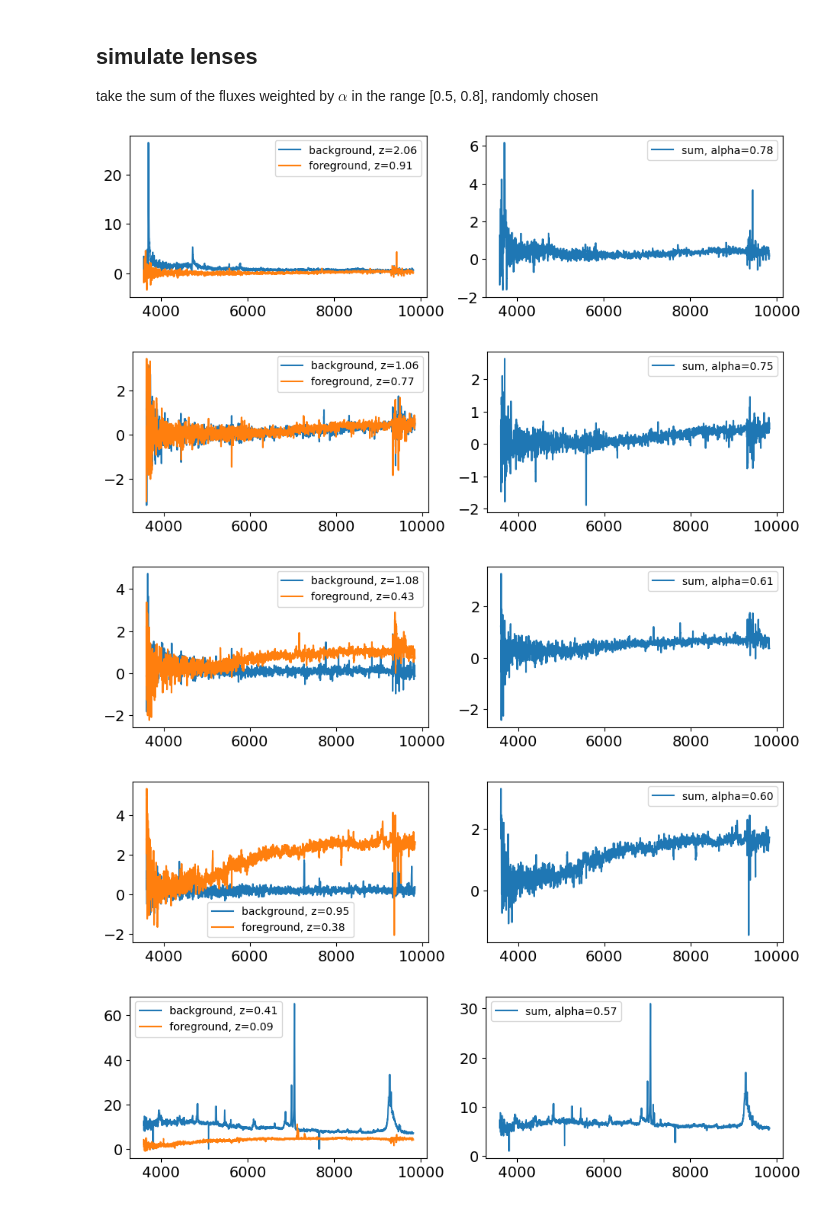
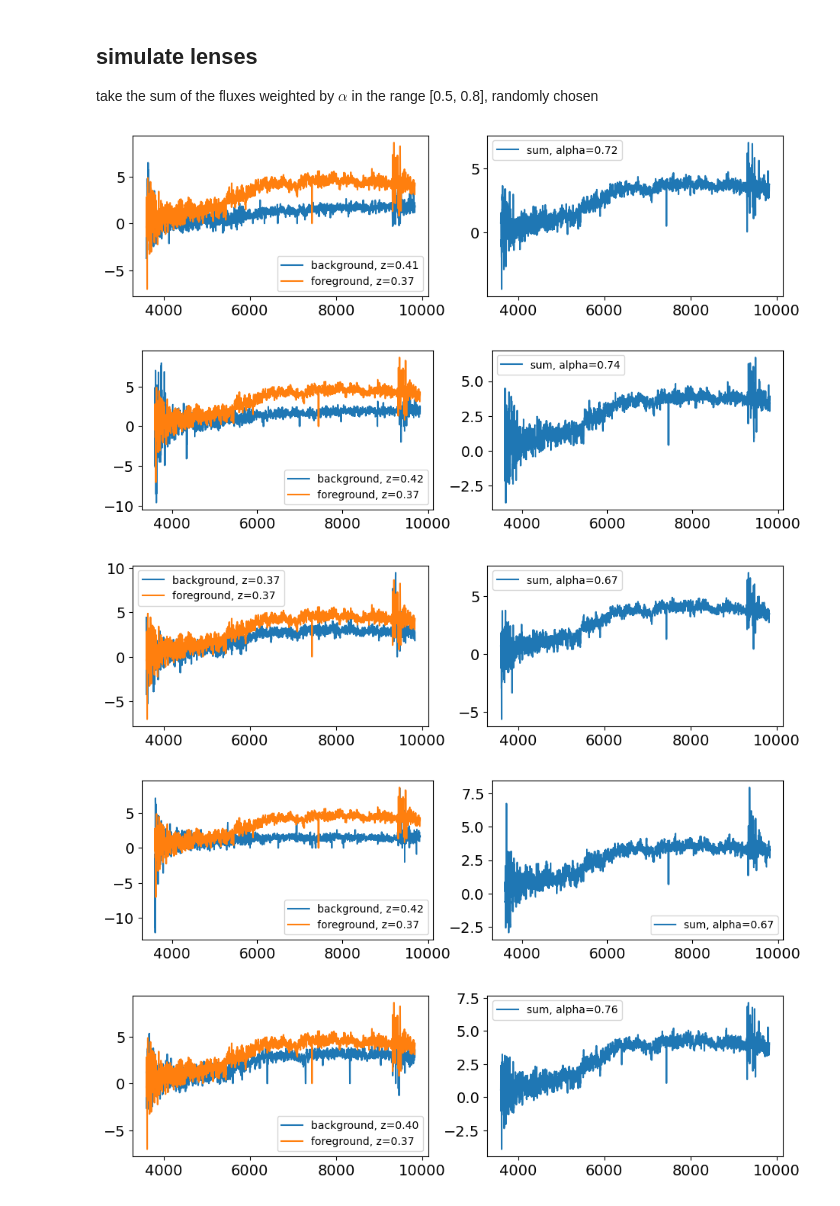
Before and after one commit to DESI-UR/stronglens, a Jupyter notebook: doc/nb/simulate-lenses.ipynb, the cells around one changed output. Saved outputs shown, nothing was run; the diff lists cells and outputs as text; code cells hidden in the pictures.

```diff
--- a/doc/nb/simulate-lenses.ipynb
+++ b/doc/nb/simulate-lenses.ipynb
@@ -91,7 +81,7 @@ HEALPIX
 # sample lrgs from the healpixels with the most objects to make reading spectra faster
 # if we take those with >250 objects, we should end up with ~4000 spectra
 select = None
-for hpix in hpid[ct > 250]:
+for hpix in hpid[ct > 270]:
     if select is not None:
         select = np.logical_or(select, np.equal(lrgs['HEALPIX'], hpix))
     else:
@@ -391,4 +385,0 @@ Table length=4279
-# %%
-select = np.not_equal(lrg_sample['match targetid'], 0.)
-lrg_sample = lrg_sample[select]
-lrg_sample
@@ -434,21 +405,21 @@ sumfluxt['summed flux'] = sumfluxes
 lrg_sample = hstack([lrg_sample, alphast, sumfluxt])
 # %%
 from scipy.ndimage import median_filter
-for lrg in lrg_sample[2002:2010]:
+for lrg in lrg_sample[40:46]:
     sumflux = lrg['summed flux']
     fig, ax = plt.subplots(1,2, figsize=(11,2.75))
     filtflux = median_filter(sumflux, 7)
     ax[1].plot(lrg['wave'], filtflux, label='sum, alpha={0:.2f}'.format(lrg['alpha']))
     ax[1].legend(fontsize="10")
 
     mfiltflux = median_filter(lrg['match flux'], 7)
     ax[0].plot(lrg['wave'], mfiltflux, label='background, z={0:.2f}'.format(lrg['match z']))
     filtflux = median_filter(lrg['flux'], 7)
     ax[0].plot(lrg['wave'], filtflux, label='foreground, z={0:.2f}'.format(lrg['Z']))
     ax[0].legend(fontsize="10")
 # %% [output]
-[figure, old version]
+[figure, new version]
-[figure, old version]
+[figure, new version]
-[figure, old version]
+[figure, new version]
-[figure, old version]
+[figure, new version]
-[figure, old version]
+[figure, new version]
```
Also changed, not shown: parts of 18 cells of this notebook.
